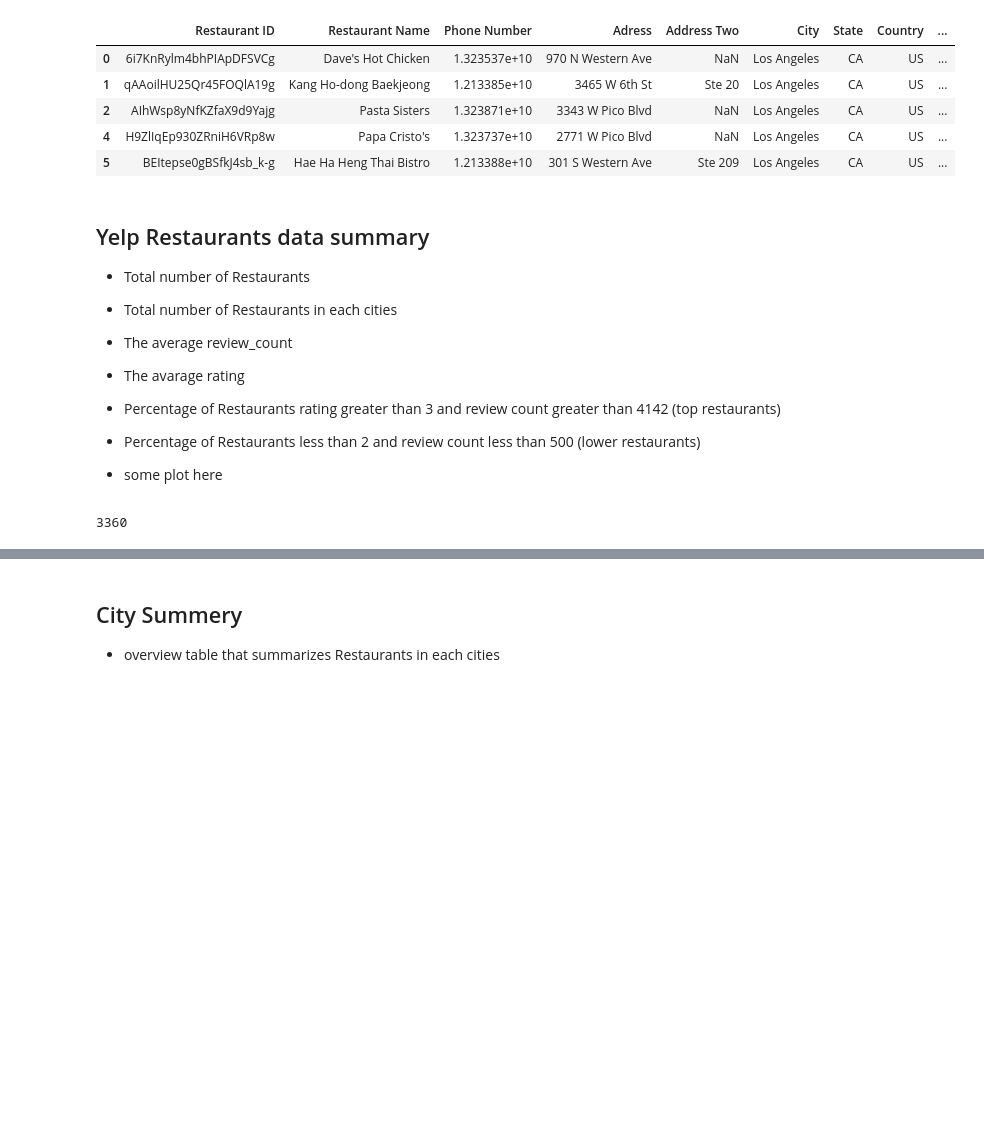
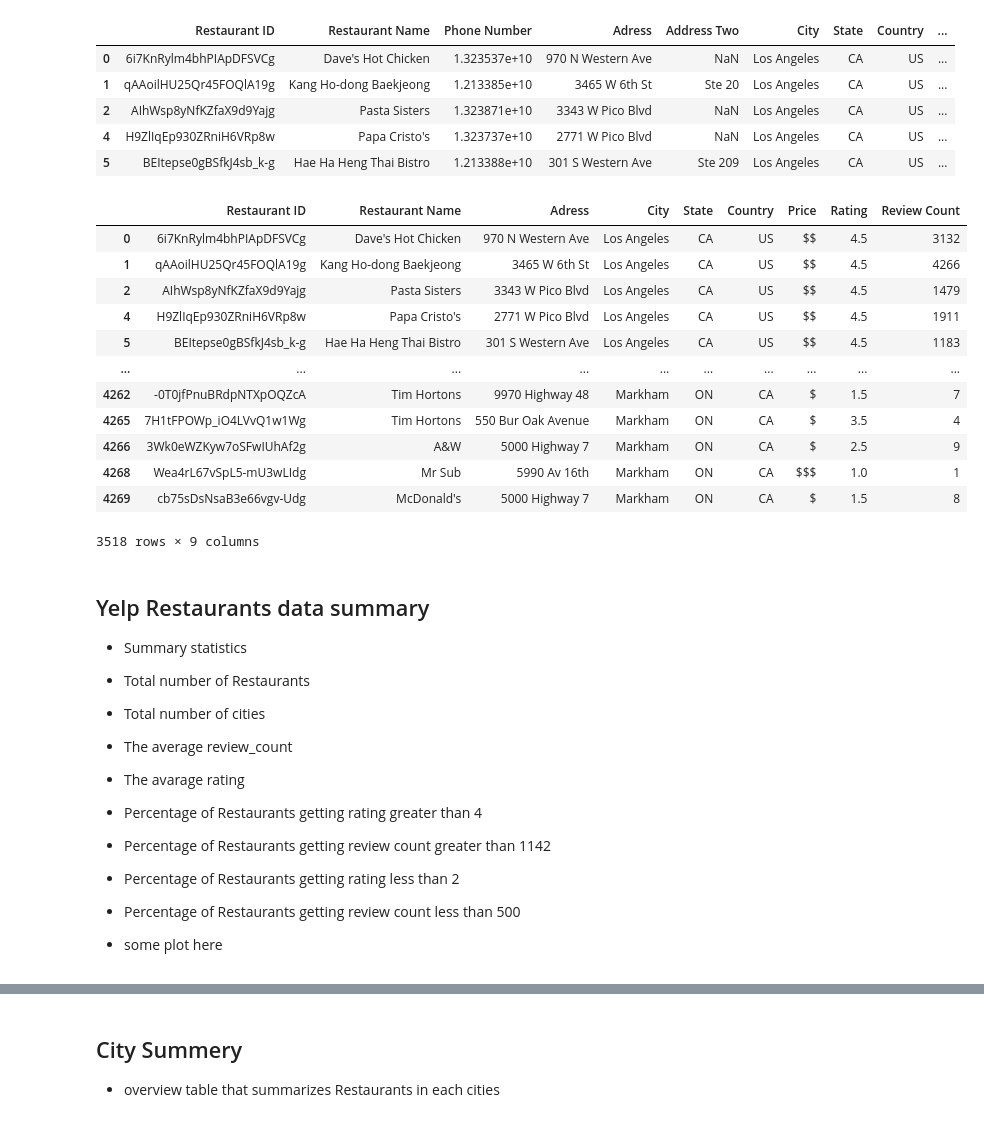
Before and after one commit to ermiasgelaye/Yelp-Challenge, a Jupyter notebook: pyRestaurants/yelp-challenge.ipynb, the cells around one changed output, grey strips where cells are left out. Drawn from its saved outputs; the diff is of its cells as text; code cells hidden in the pictures; blank space fills up the shorter version.

```diff
--- a/pyRestaurants/yelp-challenge.ipynb
+++ b/pyRestaurants/yelp-challenge.ipynb
@@ -66,23 +70,45 @@ cleand_df.head()
 | 2 | AIhWsp8yNfKZfaX9d9Yajg | Pasta Sisters | 1.323871e+10 | 3343 W Pico Blvd | NaN | Los Angeles | CA | US | ... |
 | 4 | H9ZlIqEp930ZRniH6VRp8w | Papa Cristo's | 1.323737e+10 | 2771 W Pico Blvd | NaN | Los Angeles | CA | US | ... |
 | 5 | BEItepse0gBSfkJ4sb_k-g | Hae Ha Heng Thai Bistro | 1.213388e+10 | 301 S Western Ave | Ste 209 | Los Angeles | CA | US | ... |
+# %%
+# Drop Coloumns irrelevant for our analysis
+to_drop =["Address Two","Url","Phone Number"]
+
+cleaned_df=dronull_df.drop(columns=to_drop)
+cleaned_df
+# %% [output]
+|  | Restaurant ID | Restaurant Name | Adress | City | State | Country | Price | Rating | Review Count |
+| 0 | 6i7KnRylm4bhPIApDFSVCg | Dave's Hot Chicken | 970 N Western Ave | Los Angeles | CA | US | $$ | 4.5 | 3132 |
+| 1 | qAAoilHU25Qr45FOQlA19g | Kang Ho-dong Baekjeong | 3465 W 6th St | Los Angeles | CA | US | $$ | 4.5 | 4266 |
+| 2 | AIhWsp8yNfKZfaX9d9Yajg | Pasta Sisters | 3343 W Pico Blvd | Los Angeles | CA | US | $$ | 4.5 | 1479 |
+| 4 | H9ZlIqEp930ZRniH6VRp8w | Papa Cristo's | 2771 W Pico Blvd | Los Angeles | CA | US | $$ | 4.5 | 1911 |
+| 5 | BEItepse0gBSfkJ4sb_k-g | Hae Ha Heng Thai Bistro | 301 S Western Ave | Los Angeles | CA | US | $$ | 4.5 | 1183 |
+| ... | ... | ... | ... | ... | ... | ... | ... | ... | ... |
+| 4262 | -0T0jfPnuBRdpNTXpOQZcA | Tim Hortons | 9970 Highway 48 | Markham | ON | CA | $ | 1.5 | 7 |
+| 4265 | 7H1tFPOWp_iO4LVvQ1w1Wg | Tim Hortons | 550 Bur Oak Avenue | Markham | ON | CA | $ | 3.5 | 4 |
+| 4266 | 3Wk0eWZKyw7oSFwIUhAf2g | A&W | 5000 Highway 7 | Markham | ON | CA | $ | 2.5 | 9 |
+| 4268 | Wea4rL67vSpL5-mU3wLIdg | Mr Sub | 5990 Av 16th | Markham | ON | CA | $$$ | 1.0 | 1 |
+| 4269 | cb75sDsNsaB3e66vgv-Udg | McDonald's | 5000 Highway 7 | Markham | ON | CA | $ | 1.5 | 8 |
+3518 rows × 9 columns
 # %% [markdown]
 ## Yelp Restaurants data summary
 
+* Summary statistics
+
 * Total number of Restaurants
 
-* Total number of Restaurants in each cities
+* Total number of cities
 
 * The average review_count
 
 * The avarage rating
 
-* Percentage of Restaurants rating greater than 3 and review count greater than 4142 (top restaurants)
+* Percentage of Restaurants getting rating greater than 4
 
-* Percentage of Restaurants less than 2 and review count less than 500 (lower restaurants)
+* Percentage of Restaurants getting review count greater than 1142
+
+* Percentage of Restaurants getting rating less than 2
+
+* Percentage of Restaurants getting review count less than 500
+
 * some plot here
-# %%
-Restaurant_count = len(cleand_df["Restaurant Name"].unique())
-Restaurant_count
-# %% [output]
-3360
```
Also changed, not shown: parts of 27 cells of this notebook, 1 other file.
